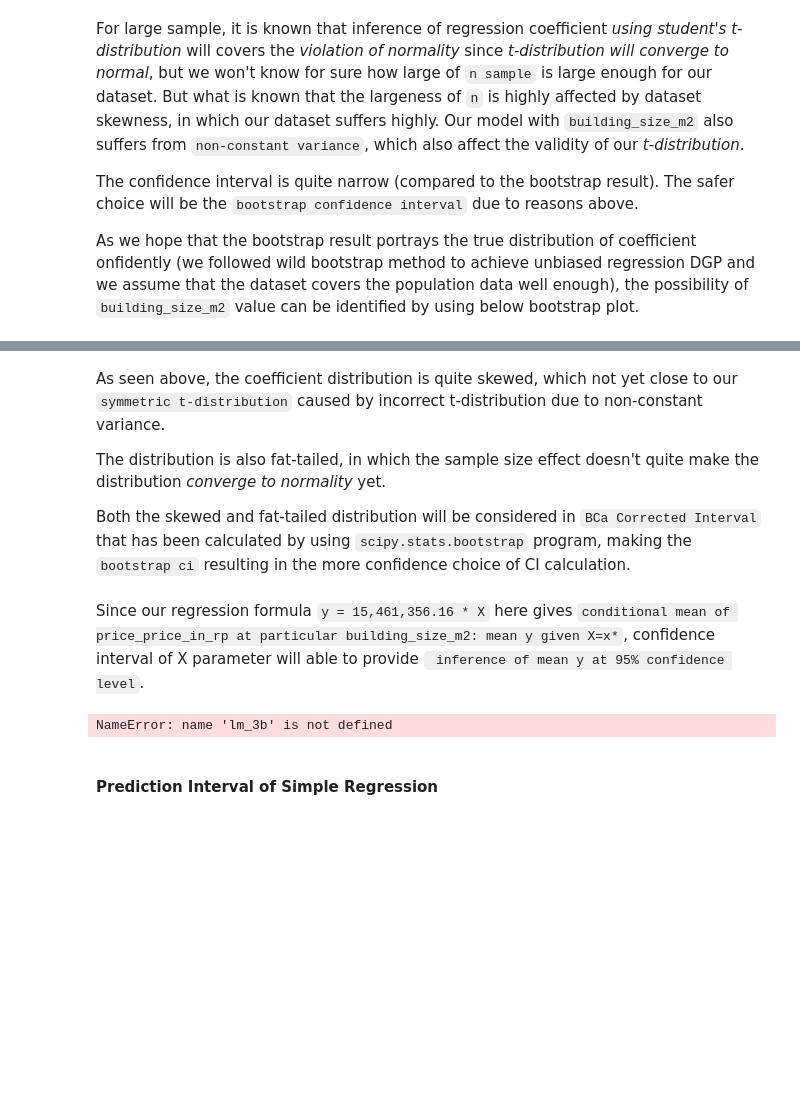
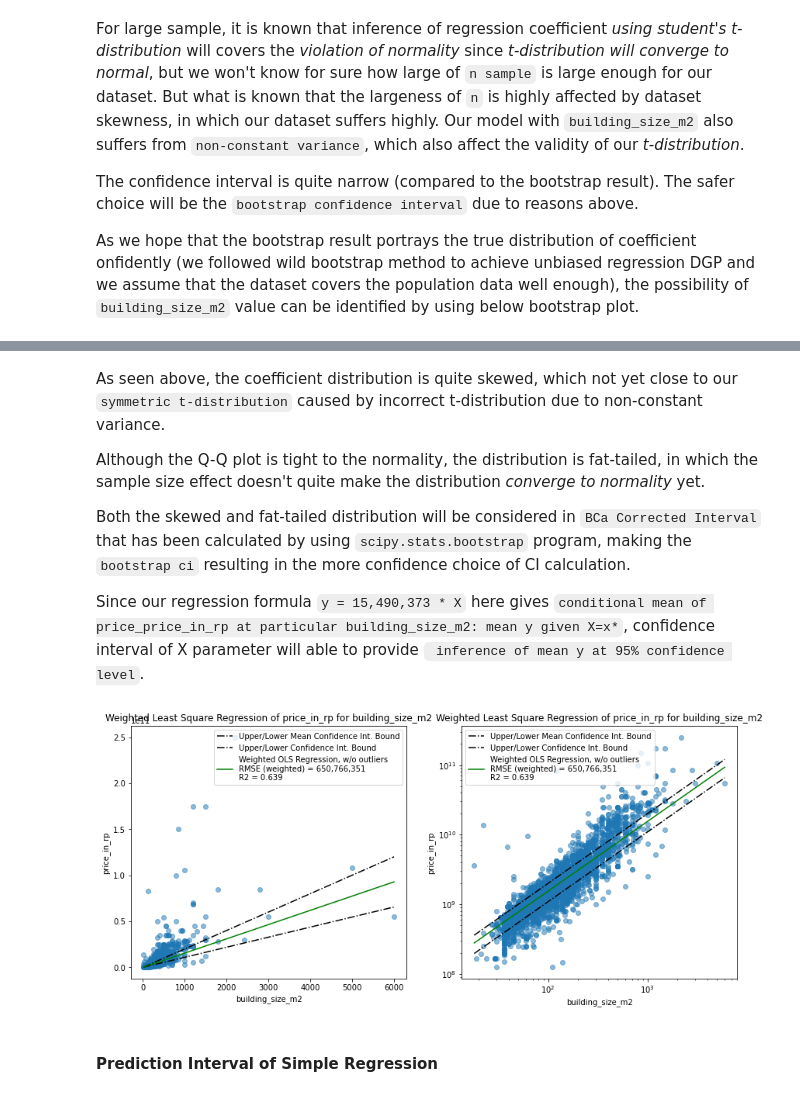
Before and after one commit to nbarizki/jabodetabekhousepricing, a Jupyter notebook: 3 - Linear Modeling of House Price.ipynb, the cells around one changed output, grey strips where cells are left out. Saved outputs shown, nothing was run; the diff lists cells and outputs as text; code cells hidden in the pictures; blank space fills up the shorter version.

```diff
--- a/3 - Linear Modeling of House Price.ipynb
+++ b/3 - Linear Modeling of House Price.ipynb
@@ -147,13 +163,15 @@ where 24,810,000 serves as *point estimate* of $\beta_1$, commonly denoted as $\
 
 # linear OLS
 y_predict_1 = results_1.predict(X)
+mse_1 = mean_squared_error(y, y_predict_1)
 # plot
 fig, ax = plt.subplots(1, 2, figsize=(14, 6))
 for ax_ in ax:
     ax_.scatter(X.building_size_m2, y, alpha=0.5)
     ax_.plot(
         np.sort(X.building_size_m2),
-        y_predict_1[np.argsort(X.building_size_m2)], color='r'
+        y_predict_1[np.argsort(X.building_size_m2)], color='r',
+        label=f'RMSE = {np.sqrt(mse_1)}'
         )
 ax[1].set_xscale('log')
 ax[1].set_yscale('log')
@@ -675,50 +729,50 @@ Text(0, 0.5, 'coeff value')
 # %% [markdown]
 As seen above, the coefficient distribution is quite skewed, which not yet close to our `symmetric t-distribution` caused by incorrect t-distribution due to non-constant variance.
 
-The distribution is also fat-tailed, in which the sample size effect doesn't quite make the distribution *converge to normality* yet.
+Although the Q-Q plot is tight to the normality, the distribution is fat-tailed, in which the sample size effect doesn't quite make the distribution *converge to normality* yet.
 
 Both the skewed and fat-tailed distribution will be considered in `BCa Corrected Interval` that has been calculated by using `scipy.stats.bootstrap` program, making the `bootstrap ci` resulting in the more confidence choice of CI calculation.
+
+Since our regression formula `y = 15,490,373 * X` here gives `conditional mean of price_price_in_rp at particular building_size_m2: mean y given X=x*`, confidence interval of X parameter will able to provide ` inference of mean y at 95% confidence level`.
-# %% [markdown]
-Since our regression formula `y = 15,461,356.16 * X` here gives `conditional mean of price_price_in_rp at particular building_size_m2: mean y given X=x*`, confidence interval of X parameter will able to provide ` inference of mean y at 95% confidence level`.
 # %%
 X = X_train['building_size_m2'].values
 y = y_train['price_in_rp'].values
 low_ci = (X * conf_low)
 high_ci = (X * conf_high)
-r2 = lm_3b.score(
+r2 = lm_2b.score(
     X[~high_influence_obs].reshape(-1, 1),
     y[~high_influence_obs],
     X[~high_influence_obs].reshape(-1, 1))
 # plot
 fig, ax = plt.subplots(1, 2, figsize=(14, 6))
 for ax_ in ax:
     ax_.scatter(X, y, alpha=0.5)
     ax_.plot(
         np.sort(X),
         high_ci[np.argsort(X)], color='black', ls='-.',
         label='Upper/Lower Mean Confidence Int. Bound'
     )
     ax_.plot(
         np.sort(X),
         low_ci[np.argsort(X)], color='black', ls='-.',
         label='Upper/Lower Confidence Int. Bound'
     )
     ax_.plot(
         np.sort(X[~high_influence_obs].flatten()),
-        y_predict_3b[np.argsort(X[~high_influence_obs].flatten())], color='green',
+        y_predict_2b[np.argsort(X[~high_influence_obs].flatten())], color='green',
         label=\
             'Weighted OLS Regression, w/o outliers'
-            f'\nRMSE (weighted) = {np.sqrt(mse_3b):,.0f}'
+            f'\nRMSE (weighted) = {np.sqrt(mse_2b):,.0f}'
             f'\nR2 = {r2:.3f}'
     )
     ax_.set_title('Weighted Least Square Regression of price_in_rp for building_size_m2')
     ax_.legend()
     ax_.set_xlabel('building_size_m2')
     ax_.set_ylabel('price_in_rp')
 ax[1].set_xscale('log')
 ax[1].set_yscale('log')
 # %% [output]
-NameError: name 'lm_3b' is not defined
+[figure, added]
 # %% [markdown]
 #### **Prediction Interval of Simple Regression**
 # %% [markdown]
```
Also changed, not shown: parts of 28 cells of this notebook.
